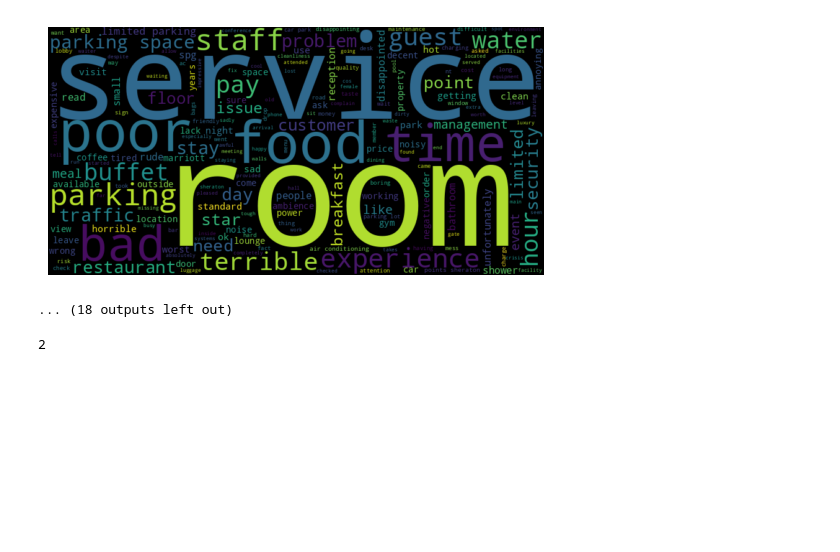
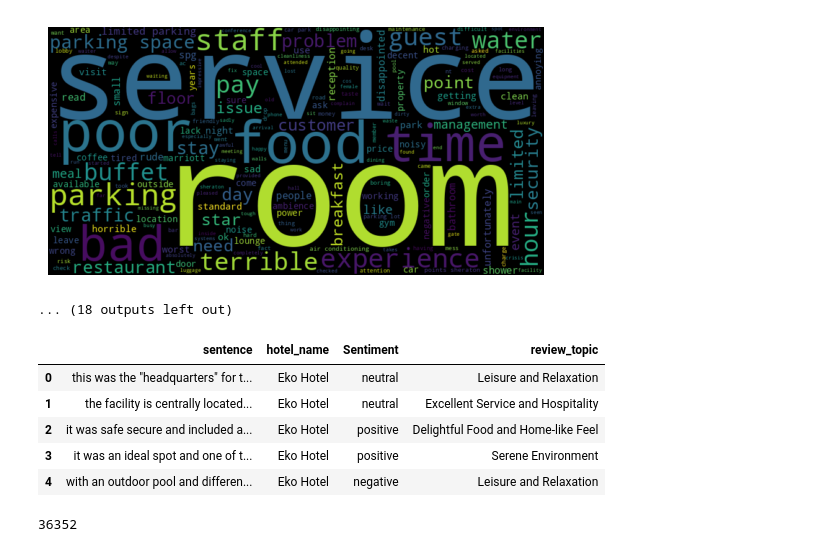
Before and after one commit to phebean-adeniji/hotel-analytics, a Jupyter notebook: notebooks/Text Preprocessing and Analysis.ipynb, the cells around one changed output. Cells and saved outputs as stored; diff of their text form; code cells hidden in the pictures; blank space fills up the shorter version.

```diff
--- a/notebooks/Text Preprocessing and Analysis.ipynb
+++ b/notebooks/Text Preprocessing and Analysis.ipynb
@@ -936,16 +945,13 @@ neutral
 negative
 [figure]
 ... (18 outputs left out)
-# %%
-def score_smoke(rate: str):
-    rates = {
-        "never smoked": 1,
-        "weekly smoke": 2
-    }
-
-    return rates[rate.lower()]
-
-
-print(score_smoke("Weekly Smoke"))
-# %% [output]
-2
+# %%
+df = pd.read_csv('../results/hotel_split_reviews-sentiments-and-ldatopics-8Topics.csv')
+df.head()
+# %% [output]
+|  | sentence | hotel_name | Sentiment | review_topic |
+| 0 | this was the "headquarters" for t... | Eko Hotel | neutral | Leisure and Relaxation |
+| 1 | the facility is centrally located... | Eko Hotel | neutral | Excellent Service and Hospitality |
+| 2 | it was safe secure and included a... | Eko Hotel | positive | Delightful Food and Home-like Feel |
+| 3 | it was an ideal spot and one of t... | Eko Hotel | positive | Serene Environment |
+| 4 | with an outdoor pool and differen... | Eko Hotel | negative | Leisure and Relaxation |
@@ -951,0 +962,4 @@ print(score_smoke("Weekly Smoke"))
+# %%
+print(len(df))
+# %% [output]
+36352
```
Also changed, not shown: parts of 10 cells of this notebook, 3 other files.
